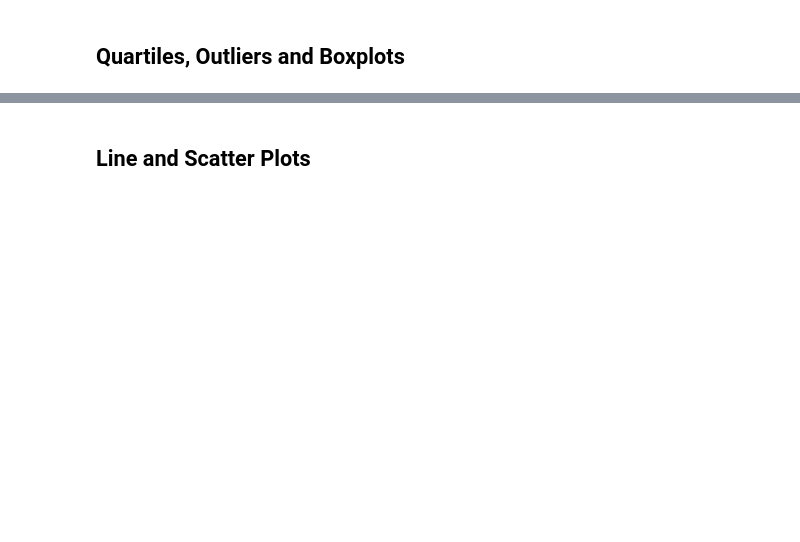
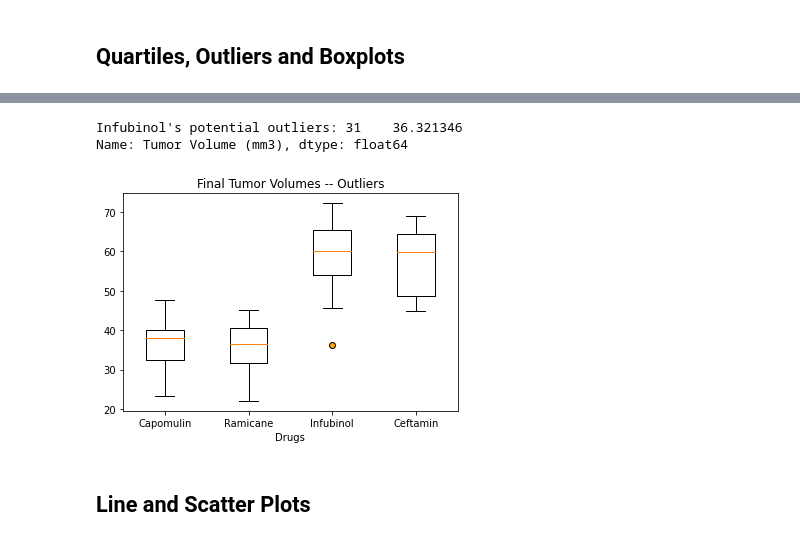
Before and after one commit to rutili/Matplotlib-Project, a Jupyter notebook: Pymaceuticals/pymaceuticals_starter.ipynb, the cells around one changed output, grey strips where cells are left out. Cells and saved outputs as stored; diff of their text form; code cells hidden in the pictures; blank space fills up the shorter version.

```diff
--- a/Pymaceuticals/pymaceuticals_starter.ipynb
+++ b/Pymaceuticals/pymaceuticals_starter.ipynb
@@ -148,6 +162,9 @@ midc.plot(kind='bar', ylabel='Mice', title='Mice by Drug Regimen',facecolor='ora
 # Capomulin, Ramicane, Infubinol, and Ceftamin
 
 # Start by getting the last (greatest) timepoint for each mouse
-
+gtpm = clean.groupby(['Mouse ID'])['Timepoint'].max()
 
 # Merge this group df with the original dataframe to get the tumor volume at the last timepoint
+
+mgtpm = gtpm.reset_index().merge(clean, on=['Mouse ID', 'Timepoint'], how='left')
+mgtpm.head()
@@ -154,22 +178,56 @@ midc.plot(kind='bar', ylabel='Mice', title='Mice by Drug Regimen',facecolor='ora
 # %%
 # Put treatments into a list for for loop (and later for plot labels)
 
+trtmntlst = ['Capomulin', 'Ramicane', 'Infubinol', 'Ceftamin']
 
 # Create empty list to fill with tumor vol data (for plotting)
 
+tumvollst = []
 
-# Calculate the IQR and quantitatively determine if there are any potential outliers.
+#Calculate the IQR and quantitatively determine if there are any potential outliers.
 
+##for dr in trtmntlst:
+
+for dr in trtmntlst:
 
     # Locate the rows which contain mice on each drug and get the tumor volumes
-
+    tumvol = mgtpm.loc[mgtpm['Drug Regimen'] == dr, 'Tumor Volume (mm3)']
 
     # add subset
-
+    tumvollst.append(tumvol)
 
     # Determine outliers using upper and lower bounds
+
+    quartiles = tumvol.quantile([.25,.50,.75])
+    lowerq = quartiles[.25]
+    upperq = quartiles[.75]
+
+    iqr = upperq - lowerq
+    lowerbound = lowerq - (1.5*iqr)
+    upperbound = upperq + (1.5*iqr)
+
+    outliers = tumvol.loc[(tumvol < lowerbound)|(tumvol > upperbound)]
+
+    if outliers.count() != 0:
+        print(f"{dr}'s potential outliers: {outliers}")
+# %% [output]
+Infubinol's potential outliers: 31    36.321346
+Name: Tumor Volume (mm3), dtype: float64
 # %%
 # Generate a box plot of the final tumor volume of each mouse across four regimens of interest
+
+b_d = dict(markerfacecolor='Orange', marker='o')
+plt.boxplot(tumvollst, flierprops=b_d)
+
+plt.title('Final Tumor Volumes -- Outliers')
+
+plt.xlabel('Drugs')
+
+plt.xticks(np.arange(1,5), labels=drlst)
+
+plt.show()
+# %% [output]
+[figure, added]
 # %% [markdown]
 ## Line and Scatter Plots
 # %%
```
Also changed, not shown: parts of 10 cells of this notebook.
